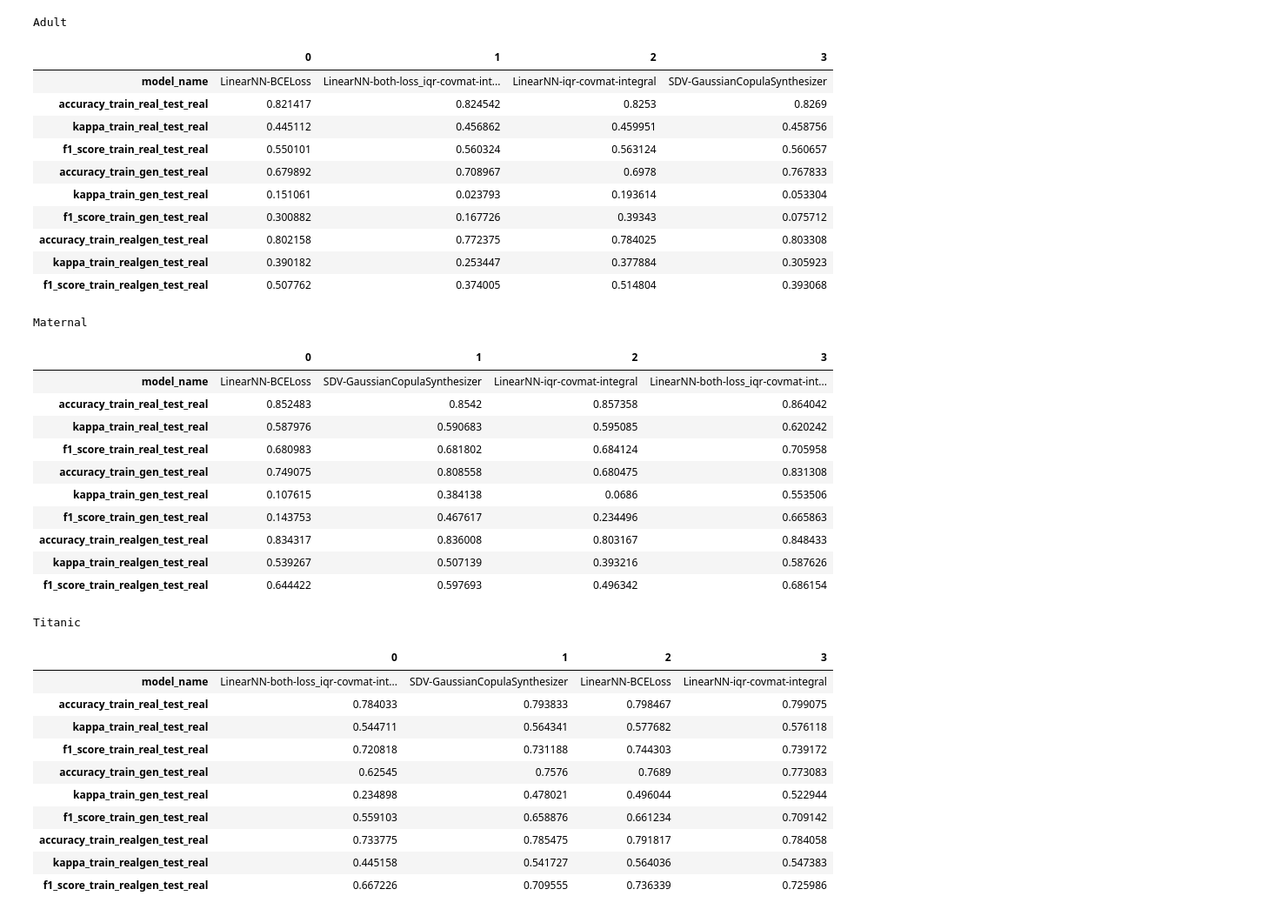
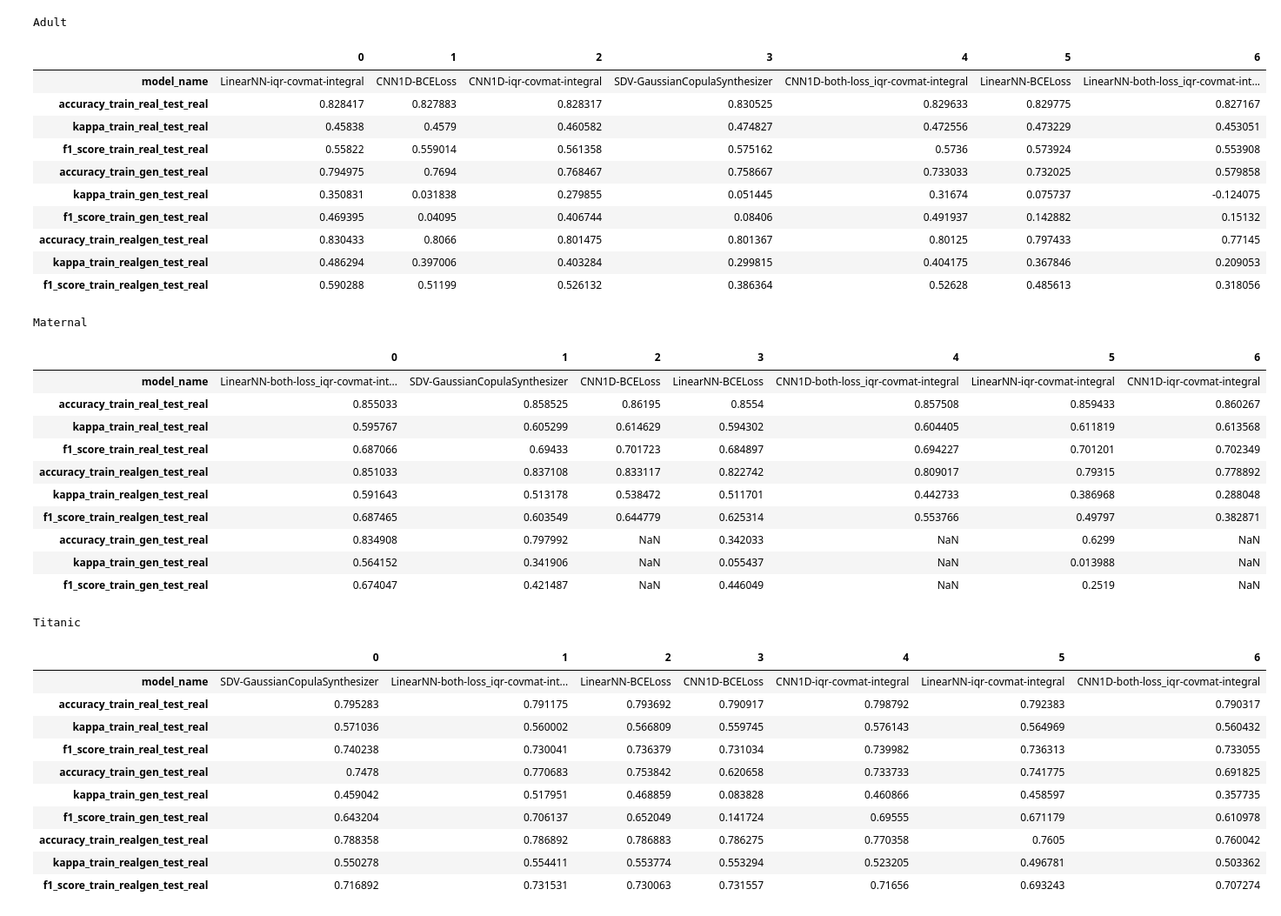
Before and after one commit to JoseLlanes/TabularDataGAN, a Jupyter notebook: AnalysisNotebooks/ResultAnalysis.ipynb, the cells around one changed output. Shown at 87% size. Drawn from its saved outputs; the diff is of its cells as text; code cells hidden in the pictures.

Commit message:
more models, data and notebooks

```diff
--- a/AnalysisNotebooks/ResultAnalysis.ipynb
+++ b/AnalysisNotebooks/ResultAnalysis.ipynb
@@ -12,7 +12,7 @@ import matplotlib.pyplot as plt
 import scipy as sp
 # %%
 metrics_skm_list = ["accuracy", "kappa", "f1_score"]
-dataset_list = ["Adult", "Maternal", "Titanic"]
+dataset_list = ["Adult", "Maternal", "Titanic", "Wisconsin", "WineQuality", "StudentDropout"]
 # %%
 result_file_list = os.listdir("Results/")
 # %%
@@ -63,63 +99,63 @@ Titanic
 # %%
 for data_name in dataset_list:
     selected_files = [f for f in result_file_list if data_name in f]
 
     result_load_dict = {}
     for file_name in selected_files:
         with open(f"Results/{file_name}", 'rb') as f:
             result_load_dict.update({file_name.split(".")[0]: pickle.load(f)})
 
     print(data_name)
 
     help_list = []
     for k, v in result_load_dict.items():
         df_res_ml = v.get("ml_train_model_comparison", None)
 
         if df_res_ml is None:
             continue
 
         dict_help = {"model_name": "_".join(k.split("_")[2:])}
         dict_help.update(
             {k: v for k, v in df_res_ml.mean().to_dict().items()}
         )
         help_list.append(dict_help)
 
-    df_result_summary = pd.DataFrame(help_list).sort_values("accuracy_train_real_test_real").reset_index(drop=True)
+    df_result_summary = pd.DataFrame(help_list).sort_values("accuracy_train_realgen_test_real", ascending=False).reset_index(drop=True)
     display(df_result_summary.T)
 # %% [output]
 Adult
-|  | 0 | 1 | 2 | 3 |
-| model_name | LinearNN-BCELoss | LinearNN-both-loss_iqr-covmat-int... | LinearNN-iqr-covmat-integral | SDV-GaussianCopulaSynthesizer |
-| accuracy_train_real_test_real | 0.821417 | 0.824542 | 0.8253 | 0.8269 |
-| kappa_train_real_test_real | 0.445112 | 0.456862 | 0.459951 | 0.458756 |
-| f1_score_train_real_test_real | 0.550101 | 0.560324 | 0.563124 | 0.560657 |
-| accuracy_train_gen_test_real | 0.679892 | 0.708967 | 0.6978 | 0.767833 |
-| kappa_train_gen_test_real | 0.151061 | 0.023793 | 0.193614 | 0.053304 |
-| f1_score_train_gen_test_real | 0.300882 | 0.167726 | 0.39343 | 0.075712 |
-| accuracy_train_realgen_test_real | 0.802158 | 0.772375 | 0.784025 | 0.803308 |
-| kappa_train_realgen_test_real | 0.390182 | 0.253447 | 0.377884 | 0.305923 |
-| f1_score_train_realgen_test_real | 0.507762 | 0.374005 | 0.514804 | 0.393068 |
+|  | 0 | 1 | 2 | 3 | 4 | 5 | 6 |
+| model_name | LinearNN-iqr-covmat-integral | CNN1D-BCELoss | CNN1D-iqr-covmat-integral | SDV-GaussianCopulaSynthesizer | CNN1D-both-loss_iqr-covmat-integral | LinearNN-BCELoss | LinearNN-both-loss_iqr-covmat-int... |
+| accuracy_train_real_test_real | 0.828417 | 0.827883 | 0.828317 | 0.830525 | 0.829633 | 0.829775 | 0.827167 |
+| kappa_train_real_test_real | 0.45838 | 0.4579 | 0.460582 | 0.474827 | 0.472556 | 0.473229 | 0.453051 |
+| f1_score_train_real_test_real | 0.55822 | 0.559014 | 0.561358 | 0.575162 | 0.5736 | 0.573924 | 0.553908 |
+| accuracy_train_gen_test_real | 0.794975 | 0.7694 | 0.768467 | 0.758667 | 0.733033 | 0.732025 | 0.579858 |
+| kappa_train_gen_test_real | 0.350831 | 0.031838 | 0.279855 | 0.051445 | 0.31674 | 0.075737 | -0.124075 |
+| f1_score_train_gen_test_real | 0.469395 | 0.04095 | 0.406744 | 0.08406 | 0.491937 | 0.142882 | 0.15132 |
+| accuracy_train_realgen_test_real | 0.830433 | 0.8066 | 0.801475 | 0.801367 | 0.80125 | 0.797433 | 0.77145 |
+| kappa_train_realgen_test_real | 0.486294 | 0.397006 | 0.403284 | 0.299815 | 0.404175 | 0.367846 | 0.209053 |
+| f1_score_train_realgen_test_real | 0.590288 | 0.51199 | 0.526132 | 0.386364 | 0.52628 | 0.485613 | 0.318056 |
 Maternal
-|  | 0 | 1 | 2 | 3 |
-| model_name | LinearNN-BCELoss | SDV-GaussianCopulaSynthesizer | LinearNN-iqr-covmat-integral | LinearNN-both-loss_iqr-covmat-int... |
-| accuracy_train_real_test_real | 0.852483 | 0.8542 | 0.857358 | 0.864042 |
-| kappa_train_real_test_real | 0.587976 | 0.590683 | 0.595085 | 0.620242 |
-| f1_score_train_real_test_real | 0.680983 | 0.681802 | 0.684124 | 0.705958 |
-| accuracy_train_gen_test_real | 0.749075 | 0.808558 | 0.680475 | 0.831308 |
-| kappa_train_gen_test_real | 0.107615 | 0.384138 | 0.0686 | 0.553506 |
-| f1_score_train_gen_test_real | 0.143753 | 0.467617 | 0.234496 | 0.665863 |
-| accuracy_train_realgen_test_real | 0.834317 | 0.836008 | 0.803167 | 0.848433 |
-| kappa_train_realgen_test_real | 0.539267 | 0.507139 | 0.393216 | 0.587626 |
-| f1_score_train_realgen_test_real | 0.644422 | 0.597693 | 0.496342 | 0.686154 |
+|  | 0 | 1 | 2 | 3 | 4 | 5 | 6 |
+| model_name | LinearNN-both-loss_iqr-covmat-int... | SDV-GaussianCopulaSynthesizer | CNN1D-BCELoss | LinearNN-BCELoss | CNN1D-both-loss_iqr-covmat-integral | LinearNN-iqr-covmat-integral | CNN1D-iqr-covmat-integral |
+| accuracy_train_real_test_real | 0.855033 | 0.858525 | 0.86195 | 0.8554 | 0.857508 | 0.859433 | 0.860267 |
+| kappa_train_real_test_real | 0.595767 | 0.605299 | 0.614629 | 0.594302 | 0.604405 | 0.611819 | 0.613568 |
+| f1_score_train_real_test_real | 0.687066 | 0.69433 | 0.701723 | 0.684897 | 0.694227 | 0.701201 | 0.702349 |
+| accuracy_train_realgen_test_real | 0.851033 | 0.837108 | 0.833117 | 0.822742 | 0.809017 | 0.79315 | 0.778892 |
+| kappa_train_realgen_test_real | 0.591643 | 0.513178 | 0.538472 | 0.511701 | 0.442733 | 0.386968 | 0.288048 |
+| f1_score_train_realgen_test_real | 0.687465 | 0.603549 | 0.644779 | 0.625314 | 0.553766 | 0.49797 | 0.382871 |
+| accuracy_train_gen_test_real | 0.834908 | 0.797992 | NaN | 0.342033 | NaN | 0.6299 | NaN |
+| kappa_train_gen_test_real | 0.564152 | 0.341906 | NaN | 0.055437 | NaN | 0.013988 | NaN |
+| f1_score_train_gen_test_real | 0.674047 | 0.421487 | NaN | 0.446049 | NaN | 0.2519 | NaN |
 Titanic
-|  | 0 | 1 | 2 | 3 |
-| model_name | LinearNN-both-loss_iqr-covmat-int... | SDV-GaussianCopulaSynthesizer | LinearNN-BCELoss | LinearNN-iqr-covmat-integral |
-| accuracy_train_real_test_real | 0.784033 | 0.793833 | 0.798467 | 0.799075 |
-| kappa_train_real_test_real | 0.544711 | 0.564341 | 0.577682 | 0.576118 |
-| f1_score_train_real_test_real | 0.720818 | 0.731188 | 0.744303 | 0.739172 |
-| accuracy_train_gen_test_real | 0.62545 | 0.7576 | 0.7689 | 0.773083 |
-| kappa_train_gen_test_real | 0.234898 | 0.478021 | 0.496044 | 0.522944 |
-| f1_score_train_gen_test_real | 0.559103 | 0.658876 | 0.661234 | 0.709142 |
-| accuracy_train_realgen_test_real | 0.733775 | 0.785475 | 0.791817 | 0.784058 |
-| kappa_train_realgen_test_real | 0.445158 | 0.541727 | 0.564036 | 0.547383 |
-| f1_score_train_realgen_test_real | 0.667226 | 0.709555 | 0.736339 | 0.725986 |
+|  | 0 | 1 | 2 | 3 | 4 | 5 | 6 |
+| model_name | SDV-GaussianCopulaSynthesizer | LinearNN-both-loss_iqr-covmat-int... | LinearNN-BCELoss | CNN1D-BCELoss | CNN1D-iqr-covmat-integral | LinearNN-iqr-covmat-integral | CNN1D-both-loss_iqr-covmat-integral |
+| accuracy_train_real_test_real | 0.795283 | 0.791175 | 0.793692 | 0.790917 | 0.798792 | 0.792383 | 0.790317 |
+| kappa_train_real_test_real | 0.571036 | 0.560002 | 0.566809 | 0.559745 | 0.576143 | 0.564969 | 0.560432 |
+| f1_score_train_real_test_real | 0.740238 | 0.730041 | 0.736379 | 0.731034 | 0.739982 | 0.736313 | 0.733055 |
+| accuracy_train_gen_test_real | 0.7478 | 0.770683 | 0.753842 | 0.620658 | 0.733733 | 0.741775 | 0.691825 |
+| kappa_train_gen_test_real | 0.459042 | 0.517951 | 0.468859 | 0.083828 | 0.460866 | 0.458597 | 0.357735 |
+| f1_score_train_gen_test_real | 0.643204 | 0.706137 | 0.652049 | 0.141724 | 0.69555 | 0.671179 | 0.610978 |
+| accuracy_train_realgen_test_real | 0.788358 | 0.786892 | 0.786883 | 0.786275 | 0.770358 | 0.7605 | 0.760042 |
+| kappa_train_realgen_test_real | 0.550278 | 0.554411 | 0.553774 | 0.553294 | 0.523205 | 0.496781 | 0.503362 |
+| f1_score_train_realgen_test_real | 0.716892 | 0.731531 | 0.730063 | 0.731557 | 0.71656 | 0.693243 | 0.707274 |
```
Also changed, not shown: parts of 2 cells of this notebook, 4 other files.
